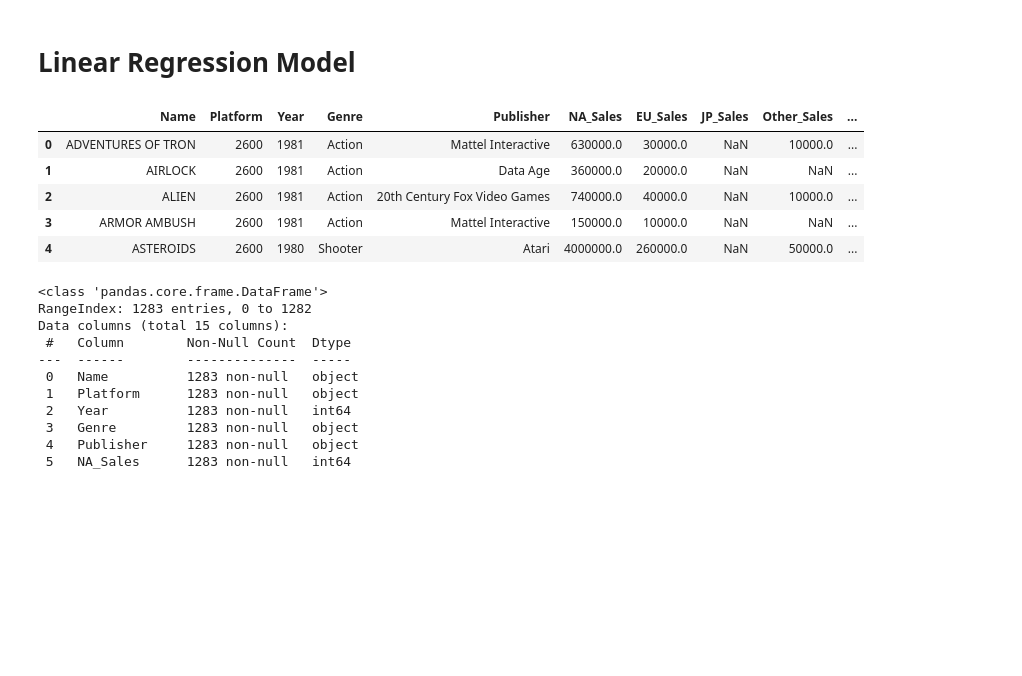
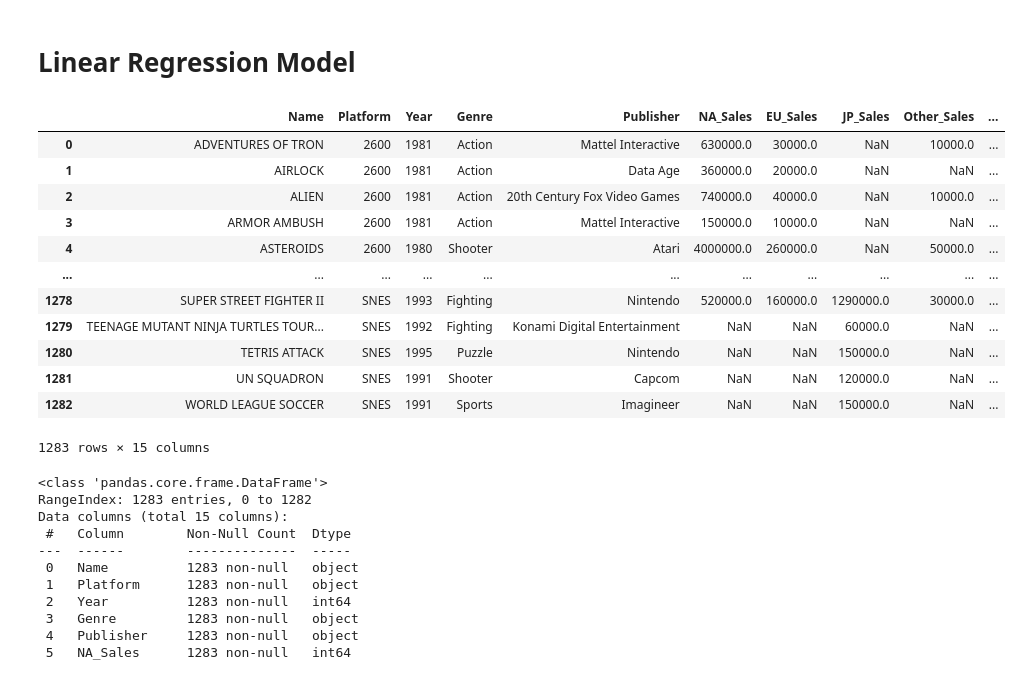
Before and after one commit to Nicole1701/video-game-prediction, a Jupyter notebook: notebooks/linear_reg_model.ipynb, the cells around one changed output. Saved outputs shown, nothing was run; the diff lists cells and outputs as text; code cells hidden in the pictures; blank space fills up the shorter version.

```diff
--- a/notebooks/linear_reg_model.ipynb
+++ b/notebooks/linear_reg_model.ipynb
@@ -11,14 +11,21 @@ import seaborn as sns
 # Import data
 price_data = pd.read_csv("../data/merged_games_df.csv")
 # %%
-price_data.head()
+price_data
 # %% [output]
 |  | Name | Platform | Year | Genre | Publisher | NA_Sales | EU_Sales | JP_Sales | Other_Sales | ... |
 | 0 | ADVENTURES OF TRON | 2600 | 1981 | Action | Mattel Interactive | 630000.0 | 30000.0 | NaN | 10000.0 | ... |
 | 1 | AIRLOCK | 2600 | 1981 | Action | Data Age | 360000.0 | 20000.0 | NaN | NaN | ... |
 | 2 | ALIEN | 2600 | 1981 | Action | 20th Century Fox Video Games | 740000.0 | 40000.0 | NaN | 10000.0 | ... |
 | 3 | ARMOR AMBUSH | 2600 | 1981 | Action | Mattel Interactive | 150000.0 | 10000.0 | NaN | NaN | ... |
 | 4 | ASTEROIDS | 2600 | 1980 | Shooter | Atari | 4000000.0 | 260000.0 | NaN | 50000.0 | ... |
+| ... | ... | ... | ... | ... | ... | ... | ... | ... | ... | ... |
+| 1278 | SUPER STREET FIGHTER II | SNES | 1993 | Fighting | Nintendo | 520000.0 | 160000.0 | 1290000.0 | 30000.0 | ... |
+| 1279 | TEENAGE MUTANT NINJA TURTLES TOUR... | SNES | 1992 | Fighting | Konami Digital Entertainment | NaN | NaN | 60000.0 | NaN | ... |
+| 1280 | TETRIS ATTACK | SNES | 1995 | Puzzle | Nintendo | NaN | NaN | 150000.0 | NaN | ... |
+| 1281 | UN SQUADRON | SNES | 1991 | Shooter | Capcom | NaN | NaN | 120000.0 | NaN | ... |
+| 1282 | WORLD LEAGUE SOCCER | SNES | 1991 | Sports | Imagineer | NaN | NaN | 150000.0 | NaN | ... |
+1283 rows × 15 columns
 # %%
 # Make all the NAN values "0"
 fill_zero = price_data.fillna(0)
```
Also changed, not shown: parts of 18 cells of this notebook.
